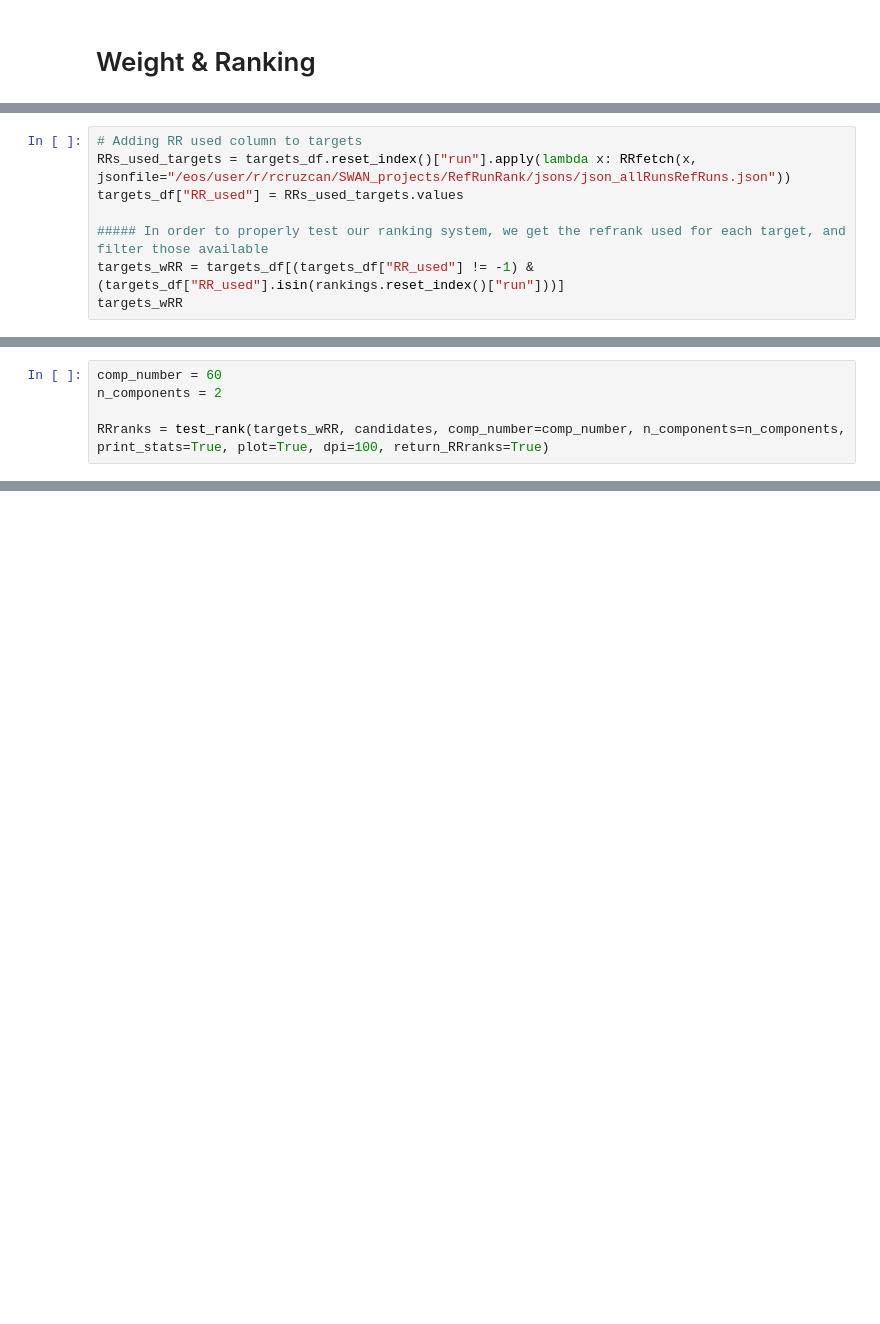
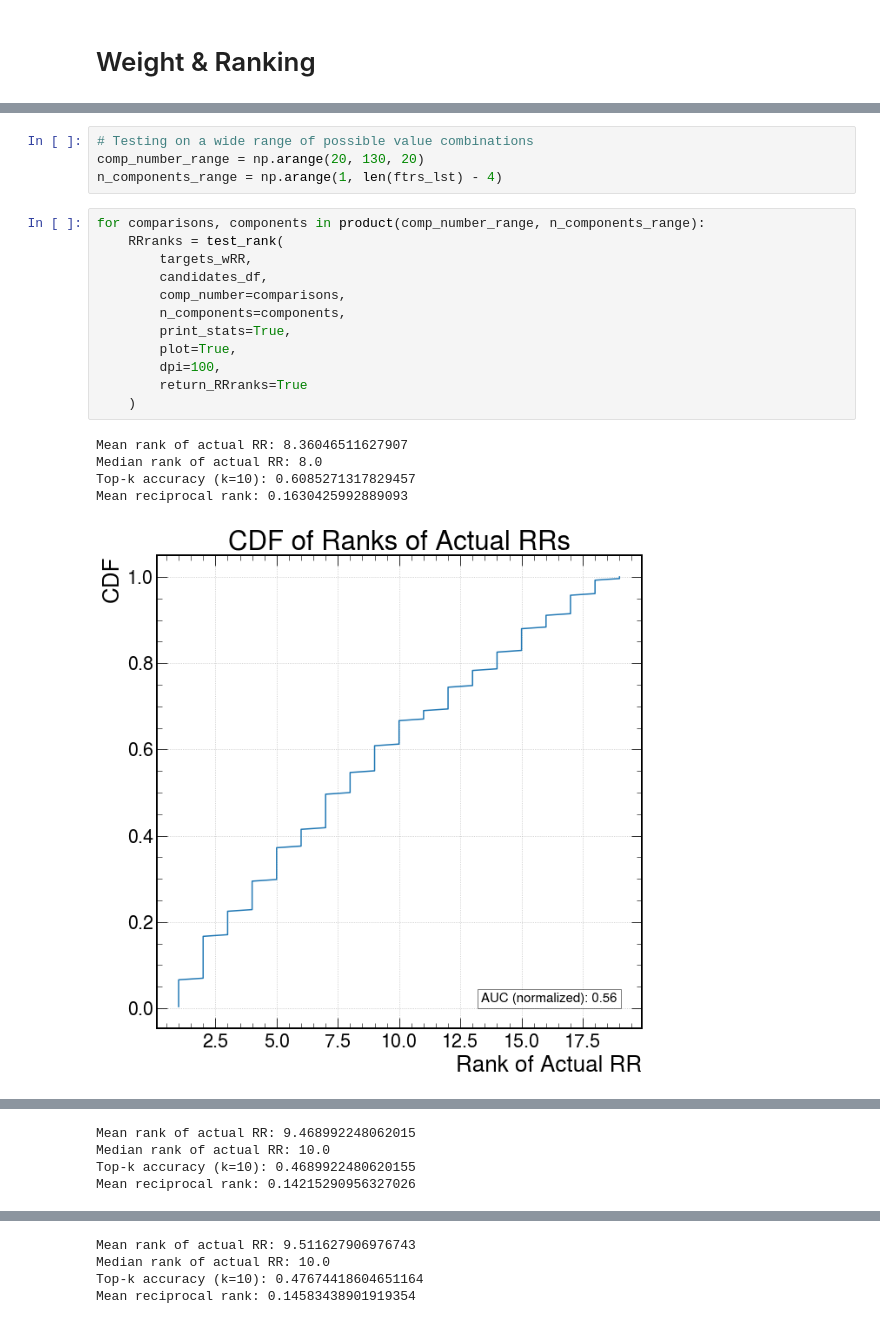
Before and after one commit to CMSTrackerDPG/ReferenceRunRank, a Jupyter notebook: notebooks/RRR_dev.ipynb, the cells around one changed output, grey strips where cells are left out. Drawn from its saved outputs; the diff is of its cells as text; blank space fills up the shorter version.

```diff
--- a/notebooks/RRR_dev.ipynb
+++ b/notebooks/RRR_dev.ipynb
@@ -249,8 +521,0 @@ candidates_df
-# %%
-# Adding RR used column to targets
-RRs_used_targets = targets_df.reset_index()["run"].apply(lambda x: RRfetch(x, jsonfile="/eos/user/r/rcruzcan/SWAN_projects/RefRunRank/jsons/json_allRunsRefRuns.json"))
-targets_df["RR_used"] = RRs_used_targets.values
-
-##### In order to properly test our ranking system, we get the refrank used for each target, and filter those available
-targets_wRR = targets_df[(targets_df["RR_used"] != -1) & (targets_df["RR_used"].isin(rankings.reset_index()["run"]))]
-targets_wRR
@@ -361,5 +747,22 @@ def test_rank(targets, candidates, comp_number=60, n_components=2, print_stats=T
 # %%
-comp_number = 60
-n_components = 2
-
-RRranks = test_rank(targets_wRR, candidates, comp_number=comp_number, n_components=n_components, print_stats=True, plot=True, dpi=100, return_RRranks=True)
+# Testing on a wide range of possible value combinations
+comp_number_range = np.arange(20, 130, 20)
+n_components_range = np.arange(1, len(ftrs_lst) - 4)
+# %%
+for comparisons, components in product(comp_number_range, n_components_range):
+    RRranks = test_rank(
+        targets_wRR,
+        candidates_df,
+        comp_number=comparisons,
+        n_components=components,
+        print_stats=True,
+        plot=True,
+        dpi=100,
+        return_RRranks=True
+    )
+# %% [output]
+Mean rank of actual RR: 8.36046511627907
+Median rank of actual RR: 8.0
+Top-k accuracy (k=10): 0.6085271317829457
+Mean reciprocal rank: 0.1630425992889093
+[figure, added]
@@ -365,0 +770,4 @@ RRranks = test_rank(targets_wRR, candidates, comp_number=comp_number, n_componen
+Mean rank of actual RR: 9.468992248062015
+Median rank of actual RR: 10.0
+Top-k accuracy (k=10): 0.4689922480620155
+Mean reciprocal rank: 0.14215290956327026
@@ -365,0 +776,4 @@ RRranks = test_rank(targets_wRR, candidates, comp_number=comp_number, n_componen
+Mean rank of actual RR: 9.511627906976743
+Median rank of actual RR: 10.0
+Top-k accuracy (k=10): 0.47674418604651164
+Mean reciprocal rank: 0.14583438901919354
```
Also changed, not shown: parts of 50 cells of this notebook, 23 other files.
